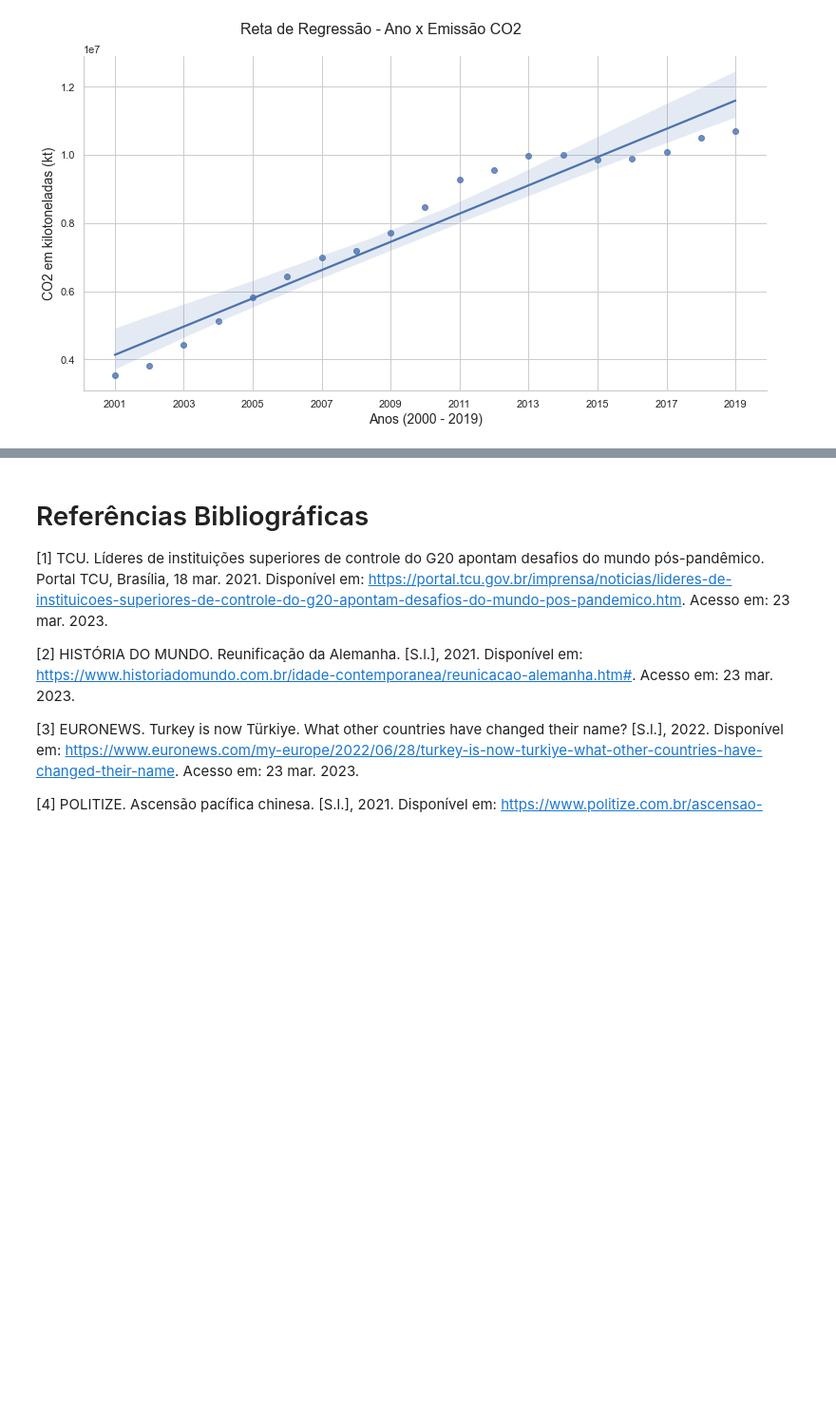
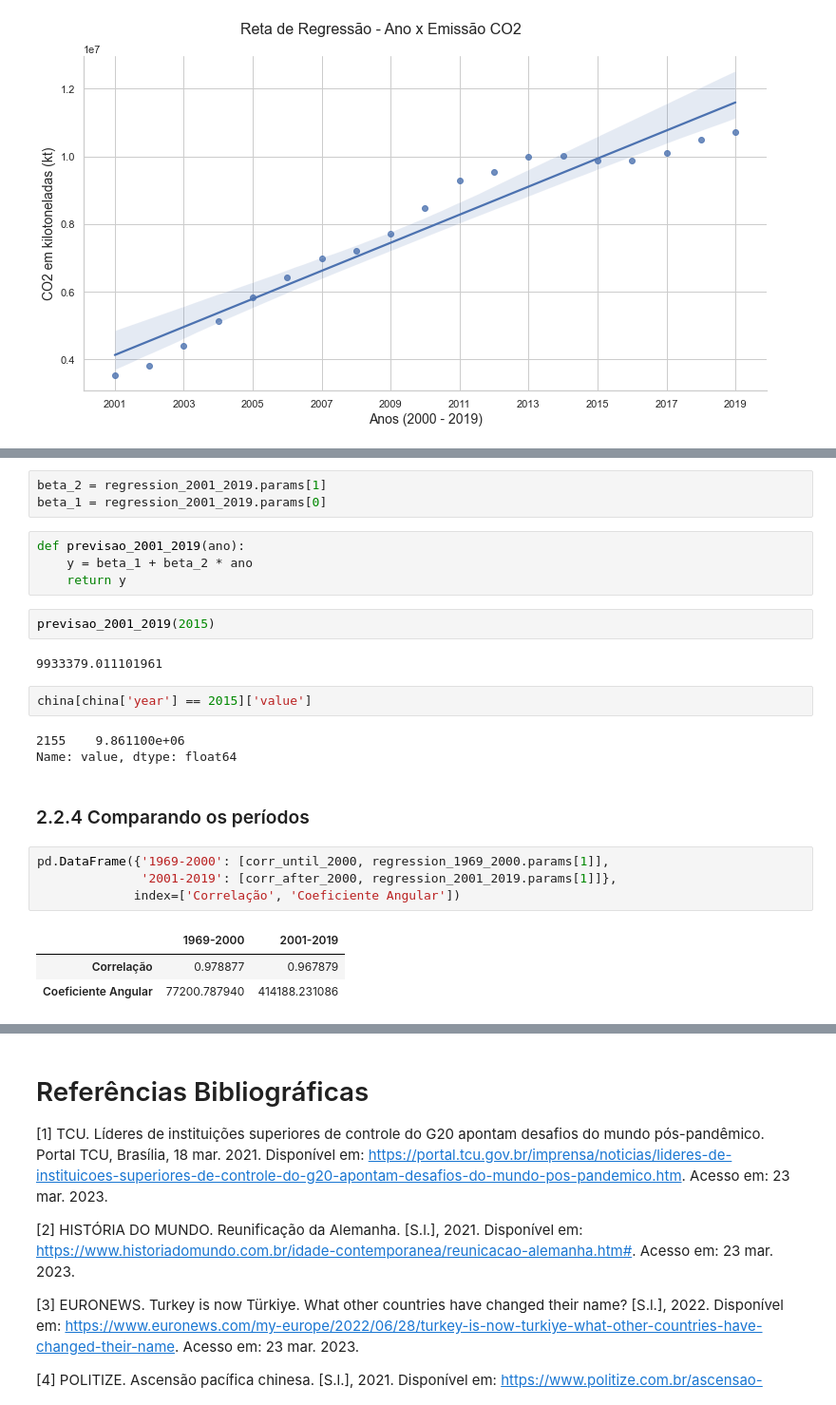
Before and after one commit to jmacedo91/01-World-Population-Data-Analysis, a Jupyter notebook: 001 - CO₂ Emissions.ipynb, the cells around one changed output, grey strips where cells are left out. Shown: that part at 95% size. Saved outputs shown, nothing was run; the diff lists cells and outputs as text; blank space fills up the shorter version.

```diff
--- a/001 - CO₂ Emissions.ipynb
+++ b/001 - CO₂ Emissions.ipynb
@@ -467,0 +452,26 @@ Name: value, dtype: float64
+# %%
+beta_2 = regression_2001_2019.params[1]
+beta_1 = regression_2001_2019.params[0]
+# %%
+def previsao_2001_2019(ano):
+    y = beta_1 + beta_2 * ano
+    return y
+# %%
+previsao_2001_2019(2015)
+# %% [output]
+9933379.011101961
+# %%
+china[china['year'] == 2015]['value']
+# %% [output]
+2155    9.861100e+06
+Name: value, dtype: float64
+# %% [markdown]
+### 2.2.4 Comparando os períodos
+# %%
+pd.DataFrame({'1969-2000': [corr_until_2000, regression_1969_2000.params[1]],
+              '2001-2019': [corr_after_2000, regression_2001_2019.params[1]]},
+             index=['Correlação', 'Coeficiente Angular'])
+# %% [output]
+|  | 1969-2000 | 2001-2019 |
+| Correlação | 0.978877 | 0.967879 |
+| Coeficiente Angular | 77200.787940 | 414188.231086 |
```
Also changed, not shown: parts of 46 cells of this notebook.
